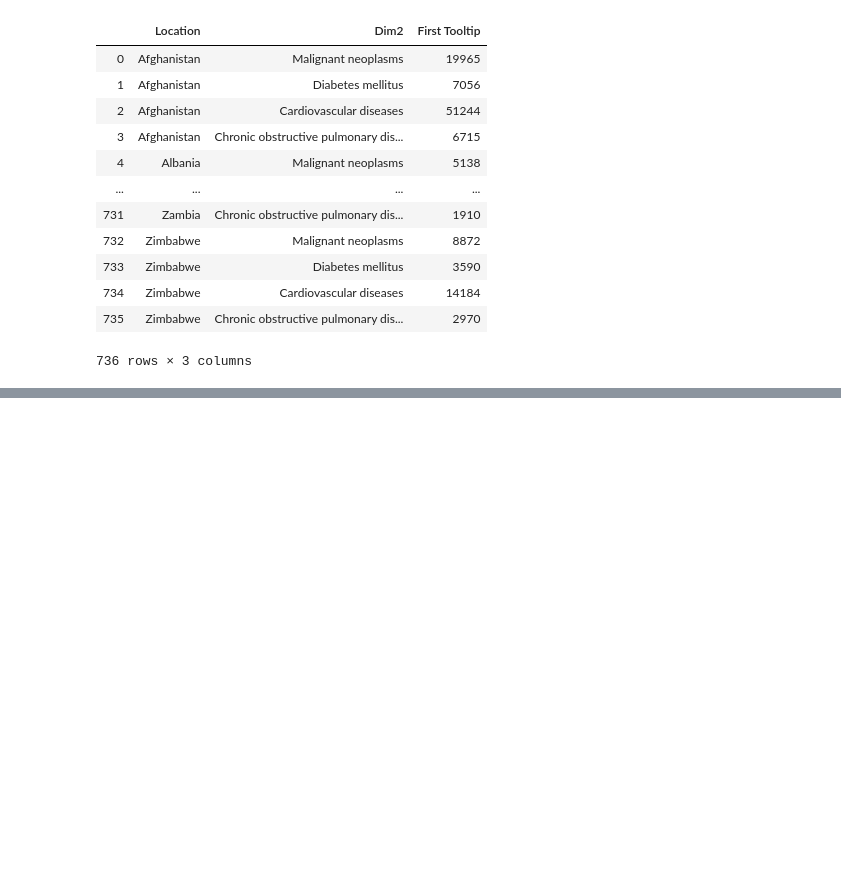
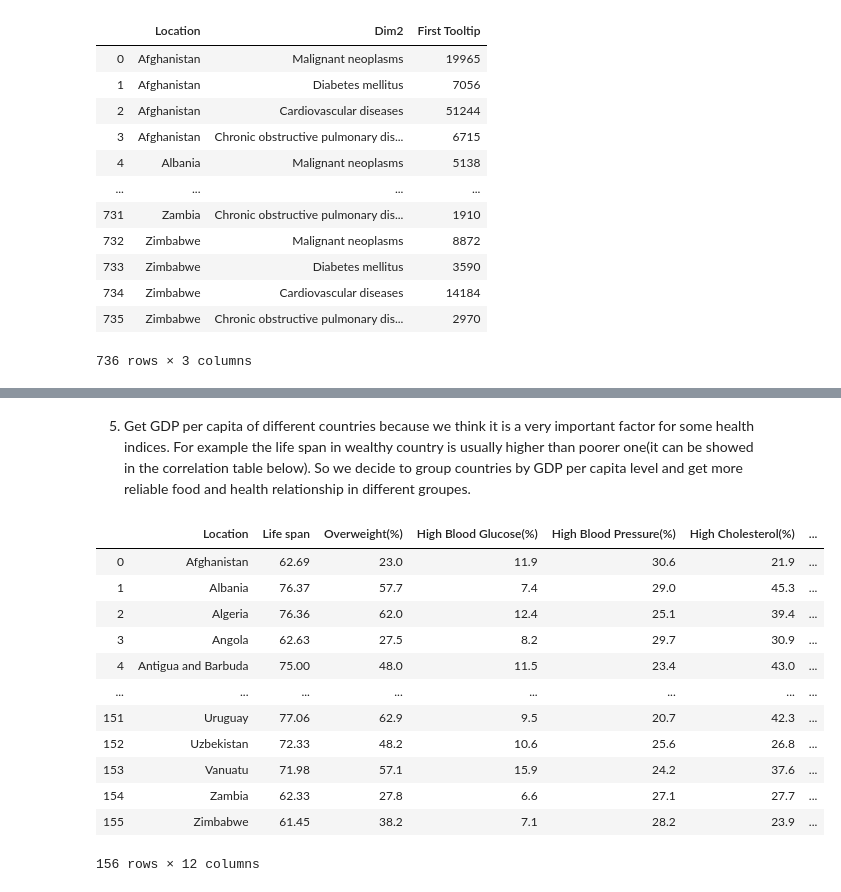
Before and after one commit to JiahuaWU/ada2019, a Jupyter notebook: Get_health_data.ipynb, the cells around one changed output, grey strips where cells are left out. Drawn from its saved outputs; the diff is of its cells as text; code cells hidden in the pictures; blank space fills up the shorter version.

Commit message:
Health data revise

```diff
--- a/Get_health_data.ipynb
+++ b/Get_health_data.ipynb
@@ -186 +87,30 @@ data
+# %% [markdown]
+5. Get GDP per capita of different countries because we think it is a very important factor for some health indices. For example the life span in wealthy country is usually higher than poorer one(it can be showed in the correlation table below). So we decide to group countries by GDP per capita level and get more reliable food and health relationship in different groupes.
+# %%
+data_gdp=pd.read_csv('data/GDP_per_capita.csv',header=1,skiprows=1)
+data_gdp=data_gdp[['Country Name','2016']]
+data_gdp.rename(columns={'Country Name':'Location','2016':'GDP per capita($)'},inplace=True)
+# %%
+data_health = pd.read_csv('data/health.csv')
+data_health_wealth = pd.merge(data_health,data_gdp,on='Location')
+data_health_wealth.drop(columns='Unnamed: 0',inplace=True)
+# %%
+col = ['Overweight(%)','High Blood Glucose(%)','High Blood Pressure(%)','High Cholesterol(%)']
+for c in col:
+    data_health_wealth[c]=data_health_wealth[c].str.split('[',expand=True)[0].astype('float')
+data_health_wealth
+# %% [output]
+|  | Location | Life span | Overweight(%) | High Blood Glucose(%) | High Blood Pressure(%) | High Cholesterol(%) | ... |
+| 0 | Afghanistan | 62.69 | 23.0 | 11.9 | 30.6 | 21.9 | ... |
+| 1 | Albania | 76.37 | 57.7 | 7.4 | 29.0 | 45.3 | ... |
+| 2 | Algeria | 76.36 | 62.0 | 12.4 | 25.1 | 39.4 | ... |
+| 3 | Angola | 62.63 | 27.5 | 8.2 | 29.7 | 30.9 | ... |
+| 4 | Antigua and Barbuda | 75.00 | 48.0 | 11.5 | 23.4 | 43.0 | ... |
+| ... | ... | ... | ... | ... | ... | ... | ... |
+| 151 | Uruguay | 77.06 | 62.9 | 9.5 | 20.7 | 42.3 | ... |
+| 152 | Uzbekistan | 72.33 | 48.2 | 10.6 | 25.6 | 26.8 | ... |
+| 153 | Vanuatu | 71.98 | 57.1 | 15.9 | 24.2 | 37.6 | ... |
+| 154 | Zambia | 62.33 | 27.8 | 6.6 | 27.1 | 27.7 | ... |
+| 155 | Zimbabwe | 61.45 | 38.2 | 7.1 | 28.2 | 23.9 | ... |
+156 rows × 12 columns
 # %%
```
Also changed, not shown: parts of 17 cells of this notebook.
